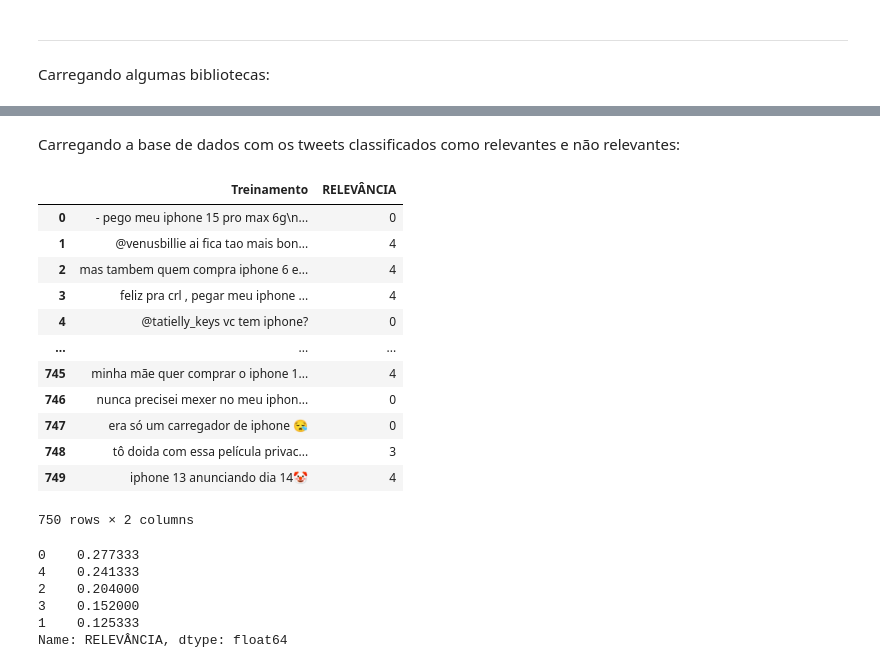
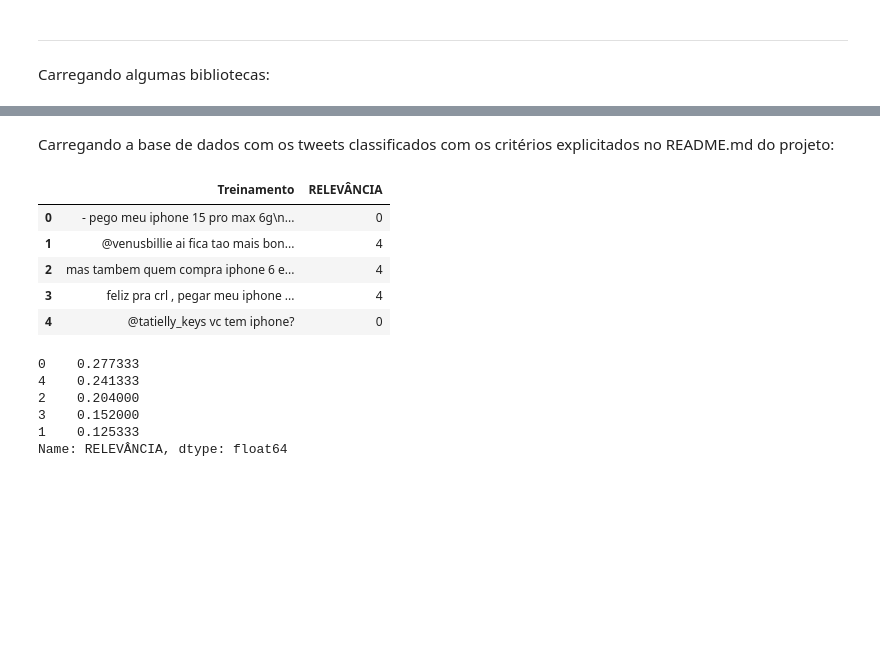
Before and after one commit to G3mha/does-Twitter-like-iPhone, a Jupyter notebook: Projeto1_Layout_Classificador.ipynb, the cells around one changed output, grey strips where cells are left out. Cells and saved outputs as stored; diff of their text form; code cells hidden in the pictures; blank space fills up the shorter version.

```diff
--- a/Projeto1_Layout_Classificador.ipynb
+++ b/Projeto1_Layout_Classificador.ipynb
@@ -38,24 +38,17 @@ c:\Users\rafae\OneDrive\Área de Trabalho\projeto1-cdados
 # %% [markdown]
-Carregando a base de dados com os tweets classificados como relevantes e não relevantes:
+Carregando a base de dados com os tweets classificados com os critérios explicitados no README.md do projeto:
 # %%
 filename = 'iphone.xlsx'
 # %%
 train = pd.read_excel(filename)
-train
+train.head()
 # %% [output]
 |  | Treinamento | RELEVÂNCIA |
 | 0 | - pego meu iphone 15 pro max 6g\n... | 0 |
 | 1 | @venusbillie ai fica tao mais bon... | 4 |
 | 2 | mas tambem quem compra iphone 6 e... | 4 |
 | 3 | feliz pra crl , pegar meu iphone ... | 4 |
 | 4 | @tatielly_keys vc tem iphone? | 0 |
-| ... | ... | ... |
-| 745 | minha mãe quer comprar o iphone 1... | 4 |
-| 746 | nunca precisei mexer no meu iphon... | 0 |
-| 747 | era só um carregador de iphone 😪 | 0 |
-| 748 | tô doida com essa película privac... | 3 |
-| 749 | iphone 13 anunciando dia 14🤡 | 4 |
-750 rows × 2 columns
 # %%
 train.RELEVÂNCIA.value_counts(True)
 # %% [output]
```
Also changed, not shown: parts of 9 cells of this notebook, 4 other files.
